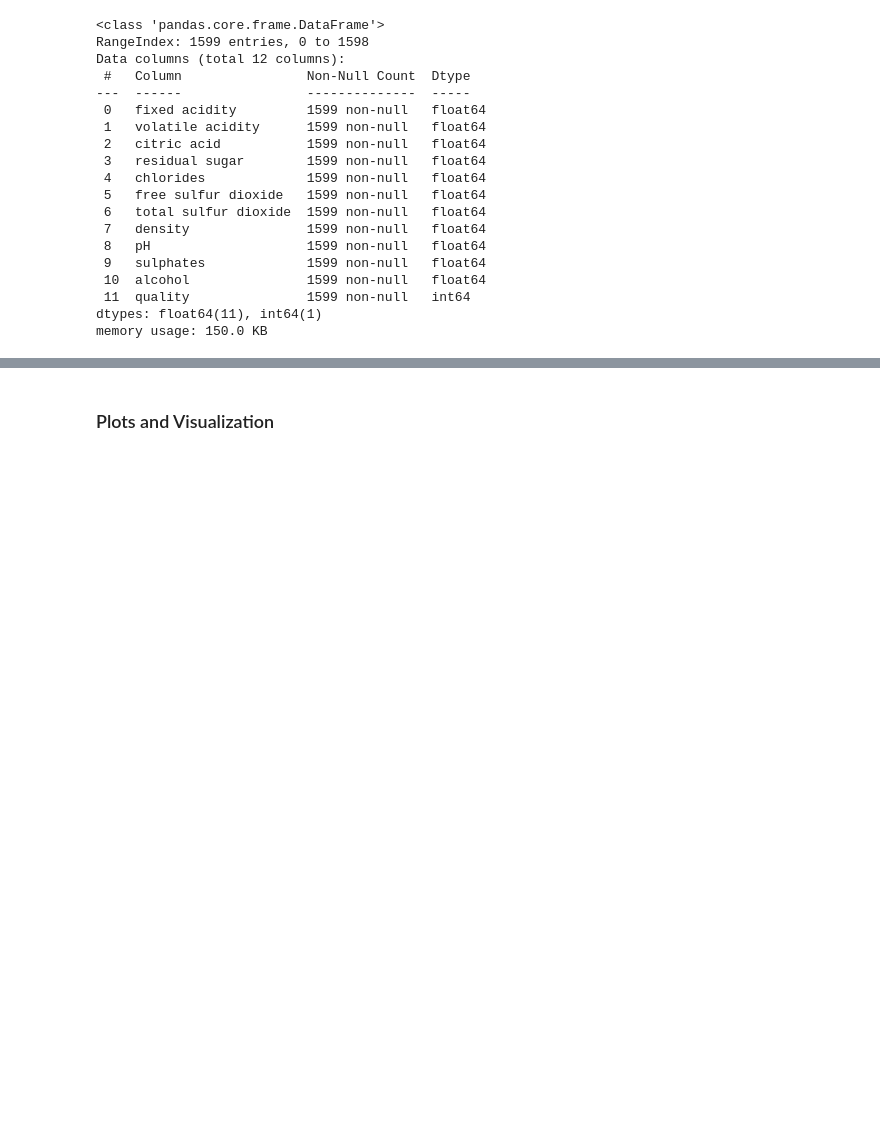
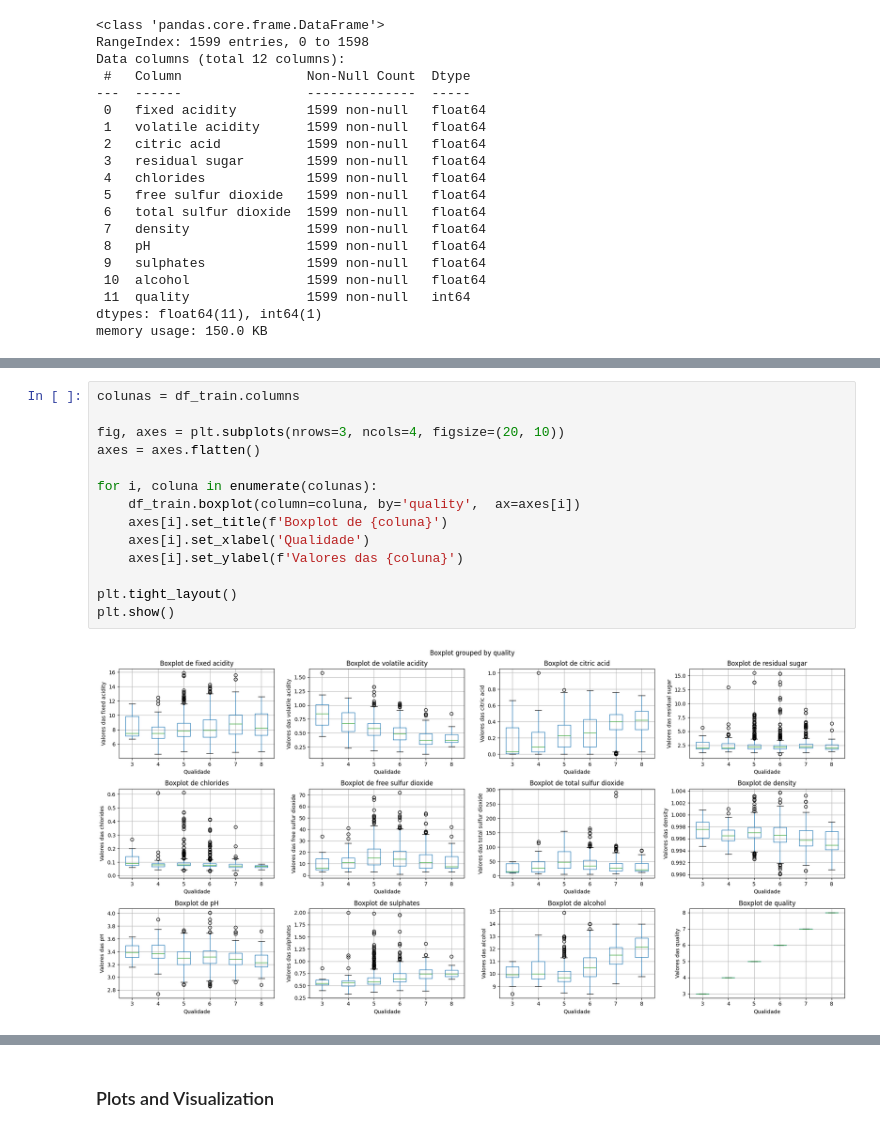
Before and after one commit to saldanha-marcel/datascience-coderhouse, a Jupyter notebook: Projeto Coderhouse Vinhos.ipynb, the cells around one changed output, grey strips where cells are left out. Saved outputs shown, nothing was run; the diff lists cells and outputs as text; blank space fills up the shorter version.

```diff
--- a/Projeto Coderhouse Vinhos.ipynb
+++ b/Projeto Coderhouse Vinhos.ipynb
@@ -68,0 +79,16 @@ df_train.groupby(['quality']).mean()
+# %%
+colunas = df_train.columns
+
+fig, axes = plt.subplots(nrows=3, ncols=4, figsize=(20, 10))
+axes = axes.flatten()
+
+for i, coluna in enumerate(colunas):
+    df_train.boxplot(column=coluna, by='quality',  ax=axes[i])
+    axes[i].set_title(f'Boxplot de {coluna}')
+    axes[i].set_xlabel('Qualidade')
+    axes[i].set_ylabel(f'Valores das {coluna}')
+
+plt.tight_layout()
+plt.show()
+# %% [output]
+[figure, added]
```
Also changed, not shown: parts of 41 cells of this notebook.
